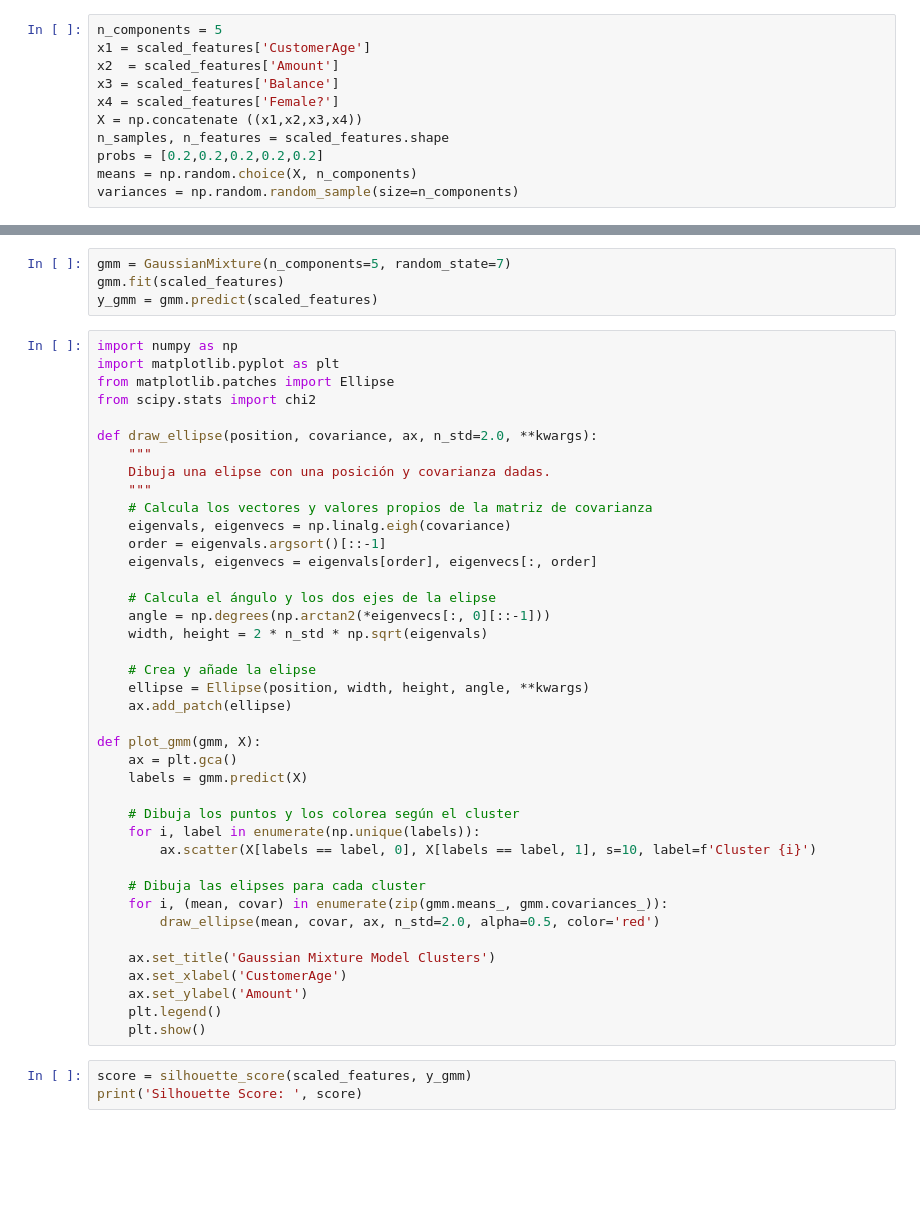
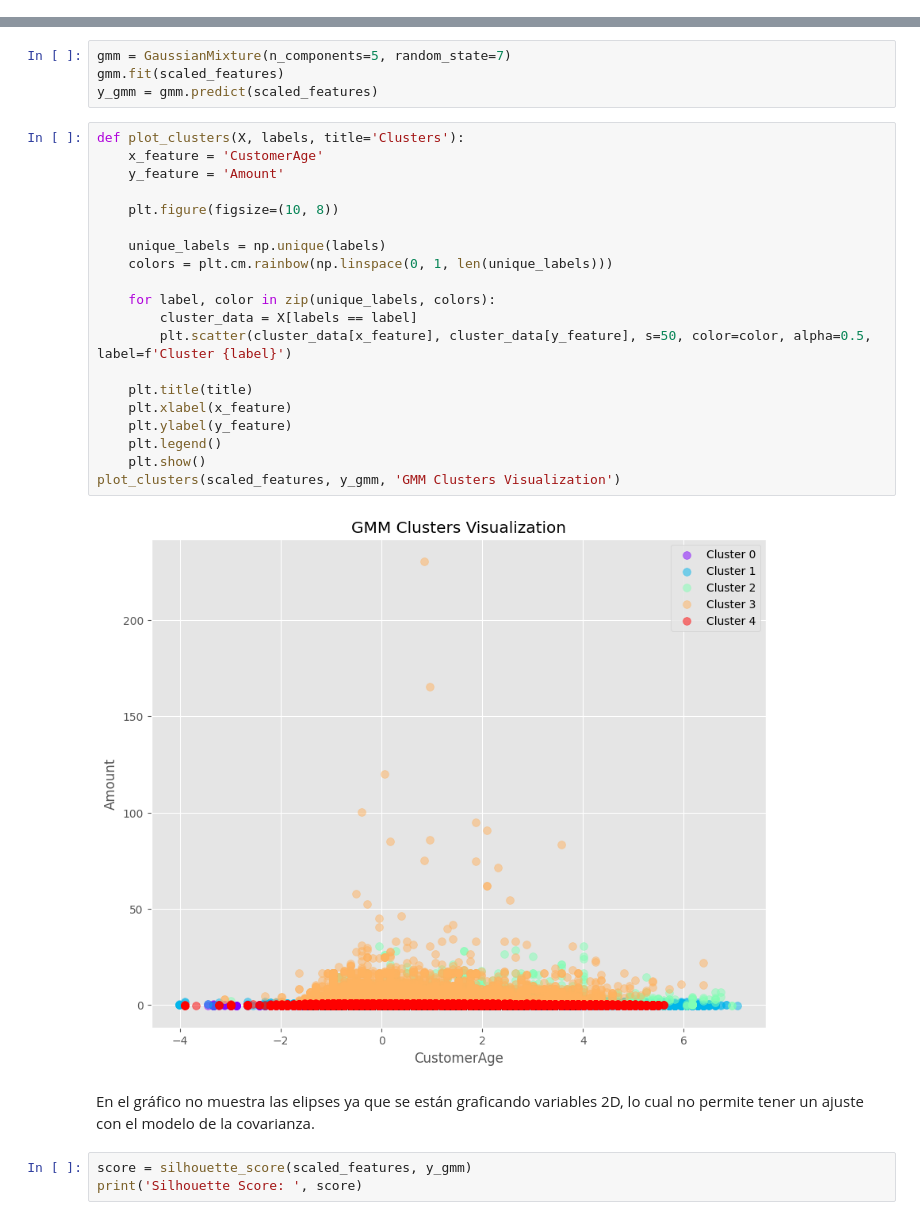
Before and after one commit to bl33h/bankCustomerSegmentation, a Jupyter notebook: bankCustomerSegmentation.ipynb, the cells around one changed output, grey strips where cells are left out. Cells and saved outputs as stored; diff of their text form; blank space fills up the shorter version.

```diff
--- a/bankCustomerSegmentation.ipynb
+++ b/bankCustomerSegmentation.ipynb
@@ -487,11 +472,0 @@ WARNING:tensorflow:From c:\Users\euroc\Desktop\U\IA\IA-Phising-Website-Detection
-# %%
-n_components = 5
-x1 = scaled_features['CustomerAge']
-x2  = scaled_features['Amount']
-x3 = scaled_features['Balance']
-x4 = scaled_features['Female?']
-X = np.concatenate ((x1,x2,x3,x4))
-n_samples, n_features = scaled_features.shape
-probs = [0.2,0.2,0.2,0.2,0.2]
-means = np.random.choice(X, n_components)
-variances = np.random.random_sample(size=n_components)
@@ -544,46 +538,30 @@ KeyboardInterrupt:
 gmm = GaussianMixture(n_components=5, random_state=7)
 gmm.fit(scaled_features)
 y_gmm = gmm.predict(scaled_features)
-# %%
-import numpy as np
-import matplotlib.pyplot as plt
-from matplotlib.patches import Ellipse
-from scipy.stats import chi2
-
-def draw_ellipse(position, covariance, ax, n_std=2.0, **kwargs):
-    """
-    Dibuja una elipse con una posición y covarianza dadas.
-    """
-    # Calcula los vectores y valores propios de la matriz de covarianza
-    eigenvals, eigenvecs = np.linalg.eigh(covariance)
-    order = eigenvals.argsort()[::-1]
-    eigenvals, eigenvecs = eigenvals[order], eigenvecs[:, order]
-
-    # Calcula el ángulo y los dos ejes de la elipse
-    angle = np.degrees(np.arctan2(*eigenvecs[:, 0][::-1]))
-    width, height = 2 * n_std * np.sqrt(eigenvals)
-
-    # Crea y añade la elipse
-    ellipse = Ellipse(position, width, height, angle, **kwargs)
-    ax.add_patch(ellipse)
-
-def plot_gmm(gmm, X):
-    ax = plt.gca()
-    labels = gmm.predict(X)
-
-    # Dibuja los puntos y los colorea según el cluster
-    for i, label in enumerate(np.unique(labels)):
-        ax.scatter(X[labels == label, 0], X[labels == label, 1], s=10, label=f'Cluster {i}')
-
-    # Dibuja las elipses para cada cluster
-    for i, (mean, covar) in enumerate(zip(gmm.means_, gmm.covariances_)):
-        draw_ellipse(mean, covar, ax, n_std=2.0, alpha=0.5, color='red')
-
-    ax.set_title('Gaussian Mixture Model Clusters')
-    ax.set_xlabel('CustomerAge')
-    ax.set_ylabel('Amount')
-    plt.legend()
-    plt.show()
+# %%
+def plot_clusters(X, labels, title='Clusters'):
+    x_feature = 'CustomerAge'
+    y_feature = 'Amount'
+
+    plt.figure(figsize=(10, 8))
+
+    unique_labels = np.unique(labels)
+    colors = plt.cm.rainbow(np.linspace(0, 1, len(unique_labels)))
+
+    for label, color in zip(unique_labels, colors):
+        cluster_data = X[labels == label]
+        plt.scatter(cluster_data[x_feature], cluster_data[y_feature], s=50, color=color, alpha=0.5, label=f'Cluster {label}')
+
+    plt.title(title)
+    plt.xlabel(x_feature)
+    plt.ylabel(y_feature)
+    plt.legend()
+    plt.show()
+plot_clusters(scaled_features, y_gmm, 'GMM Clusters Visualization')
+# %% [output]
+[figure, added]
+# %% [markdown]
+En el gráfico no muestra las elipses ya que se están graficando variables 2D, lo cual no permite tener un ajuste con el modelo de la covarianza.
 # %%
 score = silhouette_score(scaled_features, y_gmm)
 print('Silhouette Score: ', score)
```
Also changed, not shown: parts of 12 cells of this notebook.
